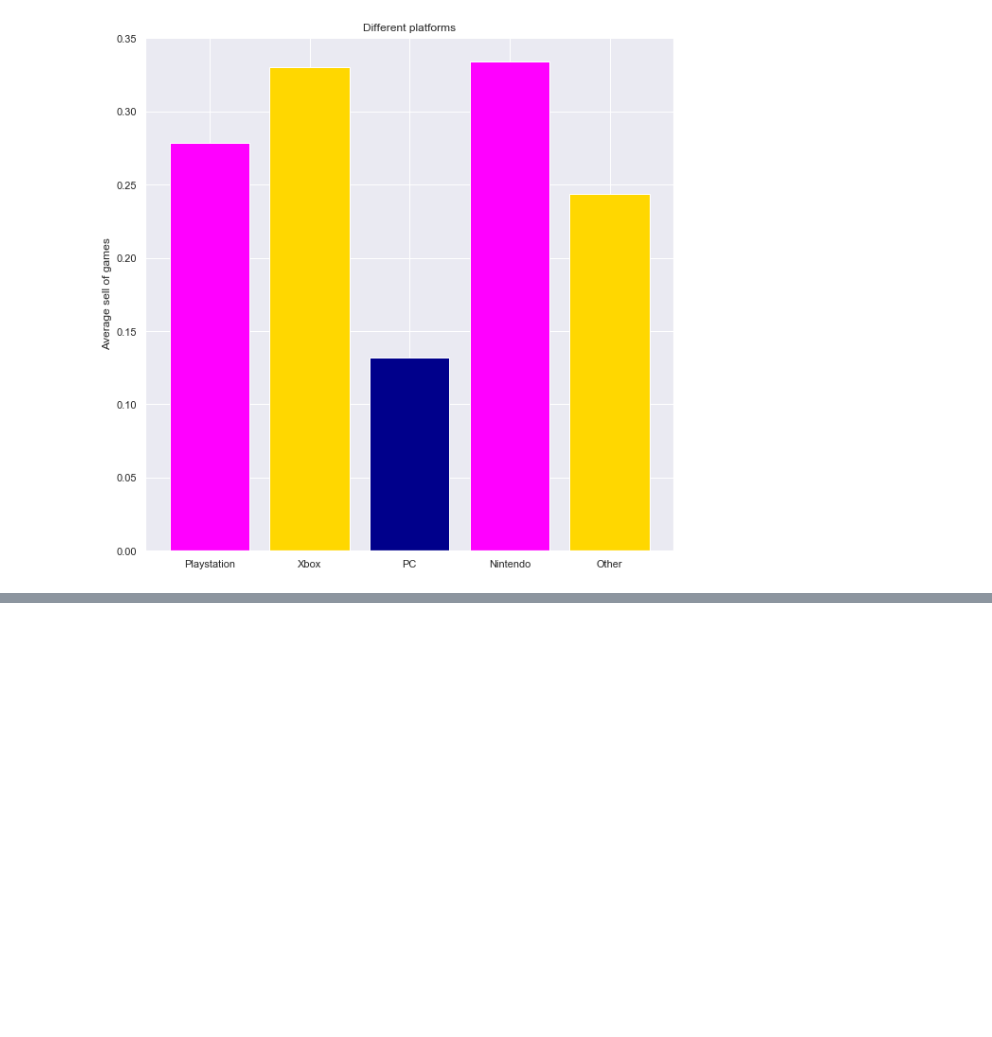
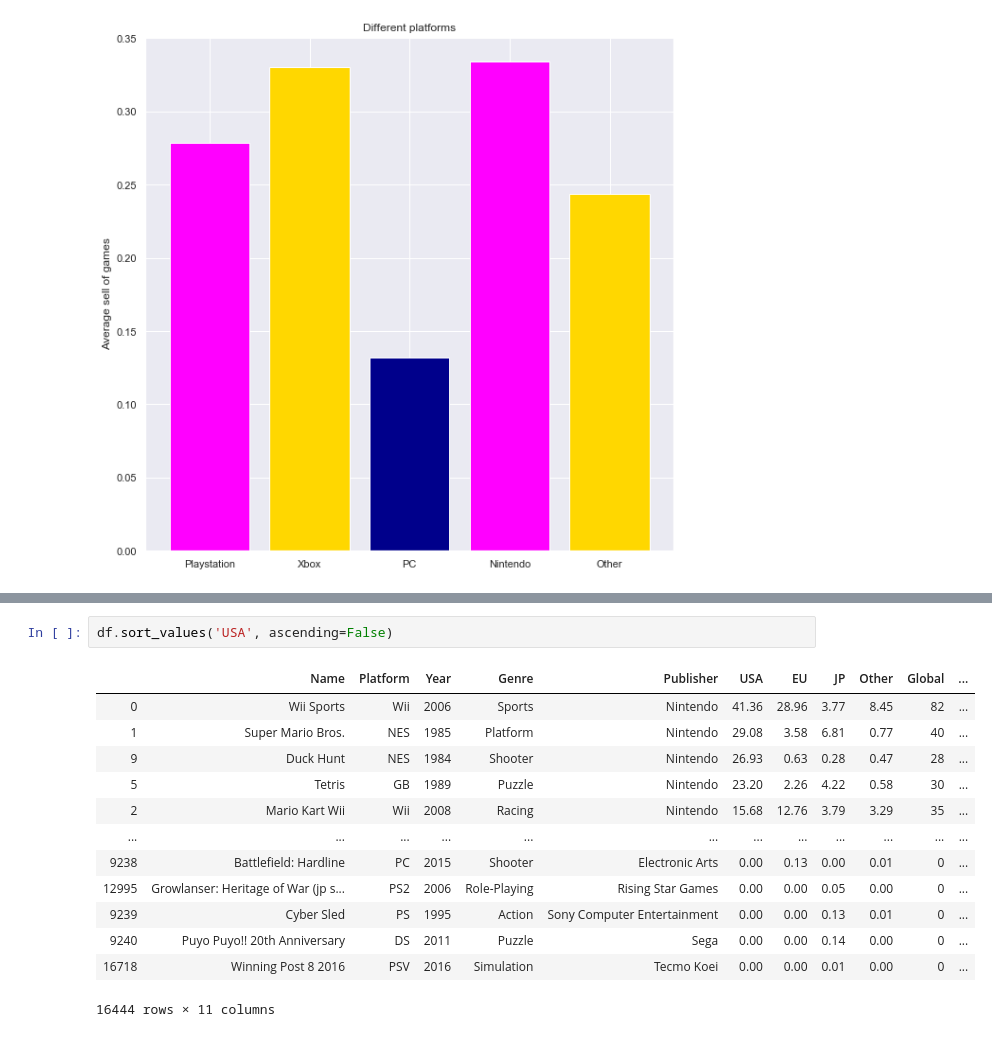
Before and after one commit to LeDorean/videogame_analysis, a Jupyter notebook: Untitled1.ipynb, the cells around one changed output, grey strips where cells are left out. Cells and saved outputs as stored; diff of their text form; blank space fills up the shorter version.

```diff
--- a/Untitled1.ipynb
+++ b/Untitled1.ipynb
@@ -344,0 +389,16 @@ plt.show()
+# %%
+df.sort_values('USA', ascending=False)
+# %% [output]
+|  | Name | Platform | Year | Genre | Publisher | USA | EU | JP | Other | Global | ... |
+| 0 | Wii Sports | Wii | 2006 | Sports | Nintendo | 41.36 | 28.96 | 3.77 | 8.45 | 82 | ... |
+| 1 | Super Mario Bros. | NES | 1985 | Platform | Nintendo | 29.08 | 3.58 | 6.81 | 0.77 | 40 | ... |
+| 9 | Duck Hunt | NES | 1984 | Shooter | Nintendo | 26.93 | 0.63 | 0.28 | 0.47 | 28 | ... |
+| 5 | Tetris | GB | 1989 | Puzzle | Nintendo | 23.20 | 2.26 | 4.22 | 0.58 | 30 | ... |
+| 2 | Mario Kart Wii | Wii | 2008 | Racing | Nintendo | 15.68 | 12.76 | 3.79 | 3.29 | 35 | ... |
+| ... | ... | ... | ... | ... | ... | ... | ... | ... | ... | ... | ... |
+| 9238 | Battlefield: Hardline | PC | 2015 | Shooter | Electronic Arts | 0.00 | 0.13 | 0.00 | 0.01 | 0 | ... |
+| 12995 | Growlanser: Heritage of War (jp s... | PS2 | 2006 | Role-Playing | Rising Star Games | 0.00 | 0.00 | 0.05 | 0.00 | 0 | ... |
+| 9239 | Cyber Sled | PS | 1995 | Action | Sony Computer Entertainment | 0.00 | 0.00 | 0.13 | 0.01 | 0 | ... |
+| 9240 | Puyo Puyo!! 20th Anniversary | DS | 2011 | Puzzle | Sega | 0.00 | 0.00 | 0.14 | 0.00 | 0 | ... |
+| 16718 | Winning Post 8 2016 | PSV | 2016 | Simulation | Tecmo Koei | 0.00 | 0.00 | 0.01 | 0.00 | 0 | ... |
+16444 rows × 11 columns
```
Also changed, not shown: parts of 7 cells of this notebook.
